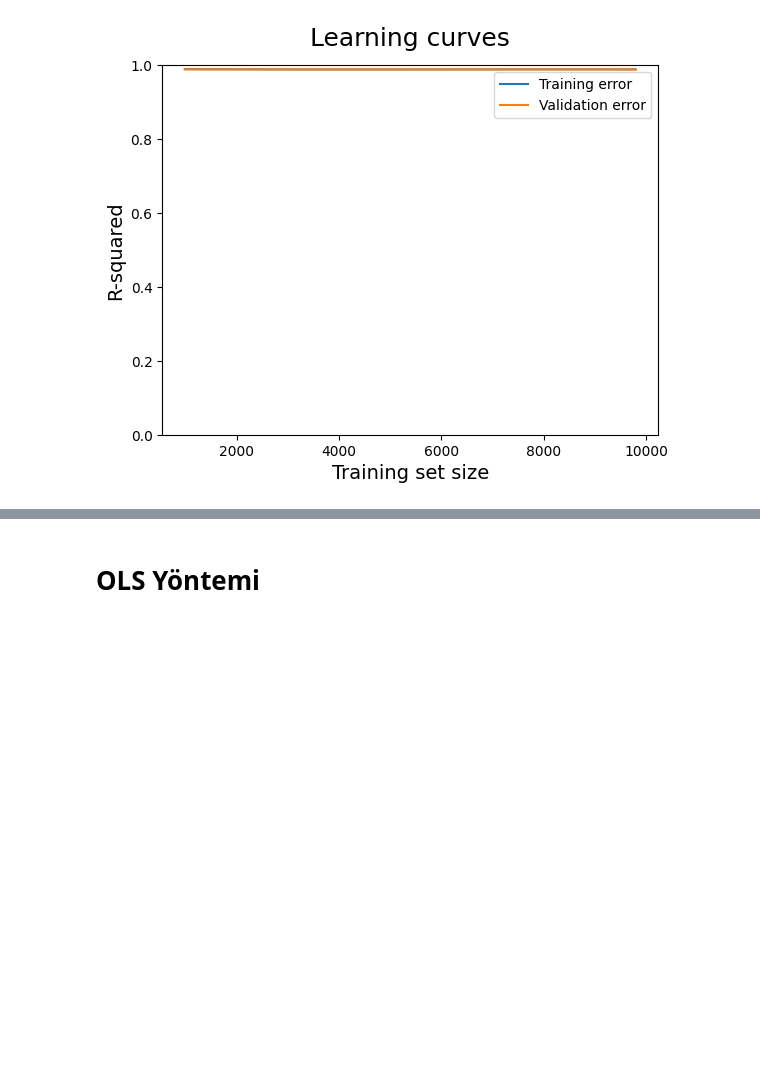
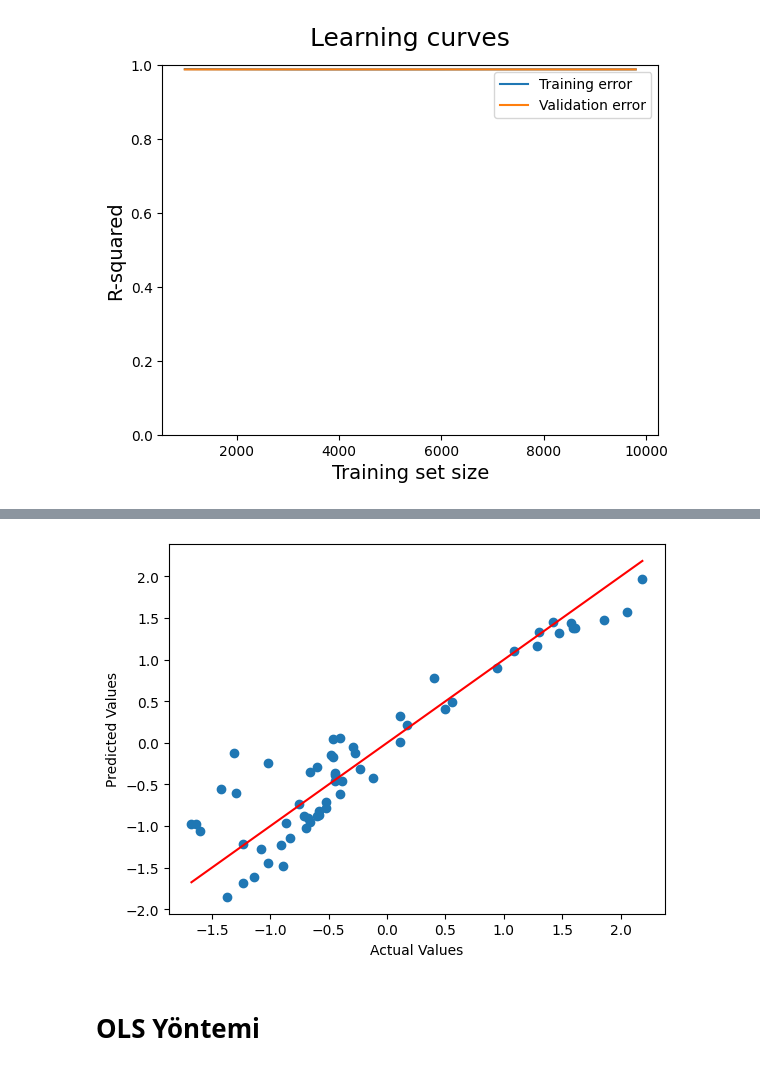
Before and after one commit to korhanakcy/UP_School, a Jupyter notebook: regre.ipynb, the cells around one changed output, grey strips where cells are left out. Saved outputs shown, nothing was run; the diff lists cells and outputs as text; code cells hidden in the pictures; blank space fills up the shorter version.

```diff
--- a/regre.ipynb
+++ b/regre.ipynb
@@ -193,0 +285,2 @@ plt.ylim(0,1)
+# %%
+df = pd.DataFrame(sc.fit_transform(df1), columns = df1.columns)
@@ -193,0 +303,13 @@ plt.ylim(0,1)
+# %%
+from sklearn.model_selection import train_test_split
+
+x = df.drop("sales", axis = 1)
+y = df["sales"]
+
+x_train, x_test, y_train, y_test = train_test_split(x, y, test_size = 0.3, random_state = 42)
+# %%
+from sklearn.linear_model import LinearRegression
+
+lr = LinearRegression()
+
+lr.fit(x_train, y_train)
@@ -193,0 +324,5 @@ plt.ylim(0,1)
+# %%
+from sklearn.metrics import r2_score
+
+predictions = lr.predict(x_test)
+print("R-squared: ", r2_score(y_test, predictions))
@@ -194,3 +352,12 @@ plt.ylim(0,1)
+# %%
+
+plt.scatter(y_test, predictions)
+plt.xlabel('Actual Values')
+plt.ylabel('Predicted Values')
+plt.plot([min(y_test), max(y_test)], [min(y_test), max(y_test)], color='red') # A red line representing perfect prediction
+plt.show()
+# %% [output]
+[figure, added]
 # %% [markdown]
 # OLS Yöntemi
 # %%
```
Also changed, not shown: parts of 30 cells of this notebook.
